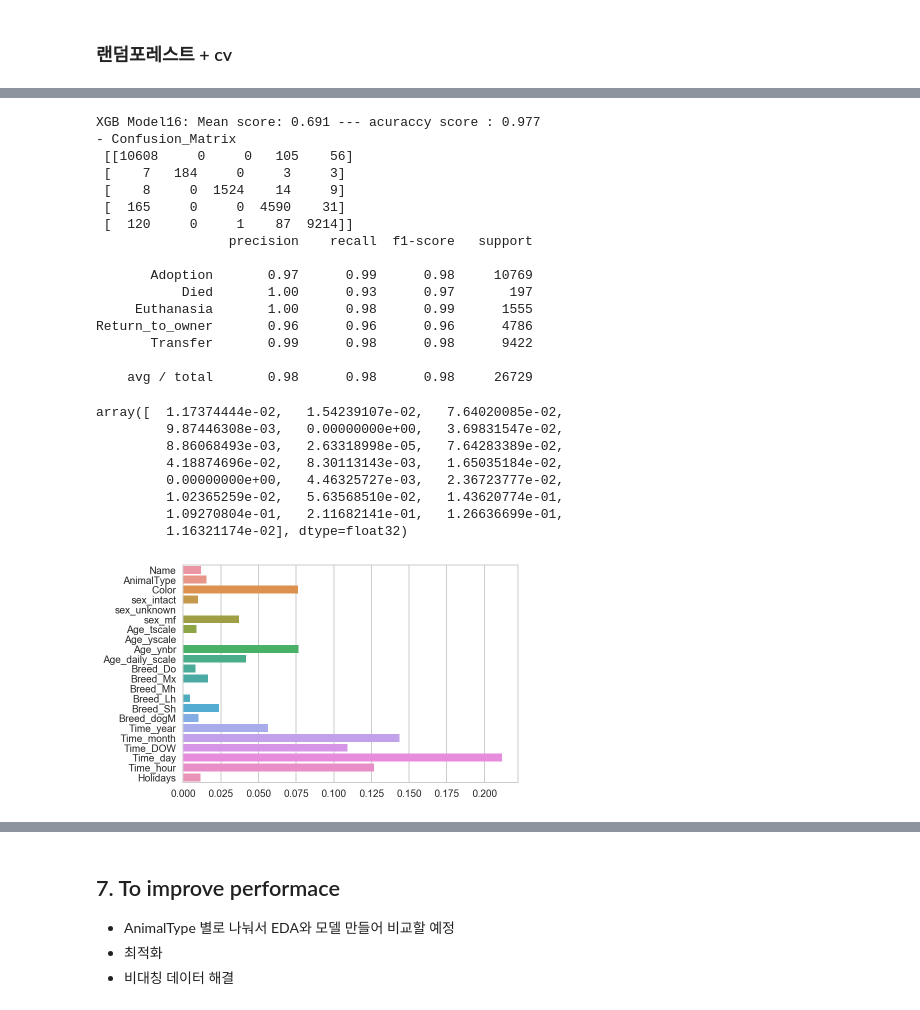
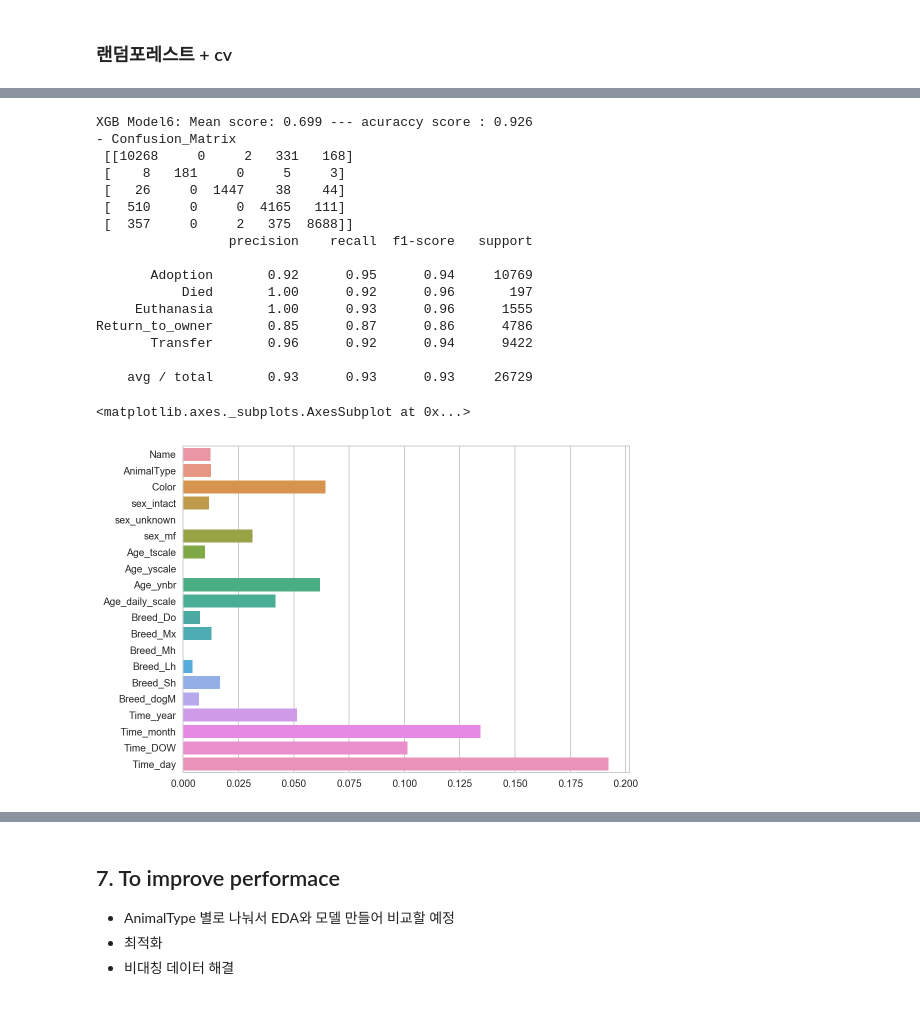
Before and after one commit to brightscannon/Keggle_Shelter_analysis, a Jupyter notebook: Shelter Animal Outcomes - presentation.ipynb, the cells around one changed output, grey strips where cells are left out. Drawn from its saved outputs; the diff is of its cells as text; code cells hidden in the pictures.

```diff
--- a/Shelter Animal Outcomes - presentation.ipynb
+++ b/Shelter Animal Outcomes - presentation.ipynb
@@ -700,8 +898,8 @@ plt.plot()
 ### 분석용 변수 설정
 # %%
 #사전조건 설정 (고양이 or 개)
-train_if = train.copy()
-# train_if = train[train["AnimalType"]=="Cat"].copy()
+# train_if = train.copy()
+train_if = train[train["AnimalType"]=="Cat"].copy()
 # train_if = train[train["AnimalType"]=="Dog"].copy()
 # %%
 # y값 카테고리화
@@ -1028,47 +1238,43 @@ XGB Model9: Mean score: 0.609 --- acuraccy score : 0.826
 # %%
 from sklearn.metrics import *
 
-XGB_model = xgboost.XGBClassifier(n_estimators=50, learning_rate=0.2, max_depth=14, random_state=0).fit(df_Ctg,y)
+XGB_model = xgboost.XGBClassifier(n_estimators=50, learning_rate=0.2, max_depth=14, random_state=0).fit(df_final,y)
 
-scores = cross_val_score(XGB_model, df_Ctg, y,cv=10)
-accuracy = accuracy_score(y,XGB_model.predict(df_Ctg))
+scores = cross_val_score(XGB_model, df_final, y,cv=10)
+y_pred = XGB_model.predict(df_final)
+accuracy = accuracy_score(y,y_pred)
 print(("XGB Model{0:d}: Mean score: {1:.3f}").format(i+1,np.mean(scores)), end="")
 print((" --- acuraccy score : {0:.3f}").format(accuracy)) # Kfold 안했을때 비교
 
-print("- Confusion_Matrix \n",confusion_matrix(y, XGB_model.predict(df_Ctg)))
-print(classification_report(y, XGB_model.predict(df_Ctg), target_names=["Adoption","Died","Euthanasia","Return_to_owner","Transfer"]))
+print("- Confusion_Matrix \n",confusion_matrix(y, XGB_model.predict(df_final)))
+print(classification_report(y, y_pred, target_names=["Adoption","Died","Euthanasia","Return_to_owner","Transfer"]))
+print("- Log-loss :", log_loss(y,y_pred))
 # %% [output]
-XGB Model16: Mean score: 0.691 --- acuraccy score : 0.977
+XGB Model6: Mean score: 0.699 --- acuraccy score : 0.926
 - Confusion_Matrix
- [[10608     0     0   105    56]
- [    7   184     0     3     3]
- [    8     0  1524    14     9]
- [  165     0     0  4590    31]
- [  120     0     1    87  9214]]
+ [[10268     0     2   331   168]
+ [    8   181     0     5     3]
+ [   26     0  1447    38    44]
+ [  510     0     0  4165   111]
+ [  357     0     2   375  8688]]
                  precision    recall  f1-score   support
 
-       Adoption       0.97      0.99      0.98     10769
-           Died       1.00      0.93      0.97       197
-     Euthanasia       1.00      0.98      0.99      1555
-Return_to_owner       0.96      0.96      0.96      4786
-       Transfer       0.99      0.98      0.98      9422
+       Adoption       0.92      0.95      0.94     10769
+           Died       1.00      0.92      0.96       197
+     Euthanasia       1.00      0.93      0.96      1555
+Return_to_owner       0.85      0.87      0.86      4786
+       Transfer       0.96      0.92      0.94      9422
 
-    avg / total       0.98      0.98      0.98     26729
+    avg / total       0.93      0.93      0.93     26729
 # %%
 # 피쳐 중요도
 importance = XGB_model.feature_importances_
-sns.barplot(y=df_Ctg.columns, x=importance)
-importance
+plt.figure(figsize=(8,6))
+sns.barplot(y=df_final.columns[:20], x=importance[:20])
+# importance
 # %% [output]
-array([  1.17374444e-02,   1.54239107e-02,   7.64020085e-02,
-         9.87446308e-03,   0.00000000e+00,   3.69831547e-02,
-         8.86068493e-03,   2.63318998e-05,   7.64283389e-02,
-         4.18874696e-02,   8.30113143e-03,   1.65035184e-02,
-         0.00000000e+00,   4.46325727e-03,   2.36723777e-02,
-         1.02365259e-02,   5.63568510e-02,   1.43620774e-01,
-         1.09270804e-01,   2.11682141e-01,   1.26636699e-01,
-         1.16321174e-02], dtype=float32)
+<matplotlib.axes._subplots.AxesSubplot at 0x...>
-[figure, old version]
+[figure, new version]
 # %%
 #Dmatrix
 from sklearn.model_selection import cross_val_score, KFold
```
Also changed, not shown: parts of 54 cells of this notebook, 2 other files.
